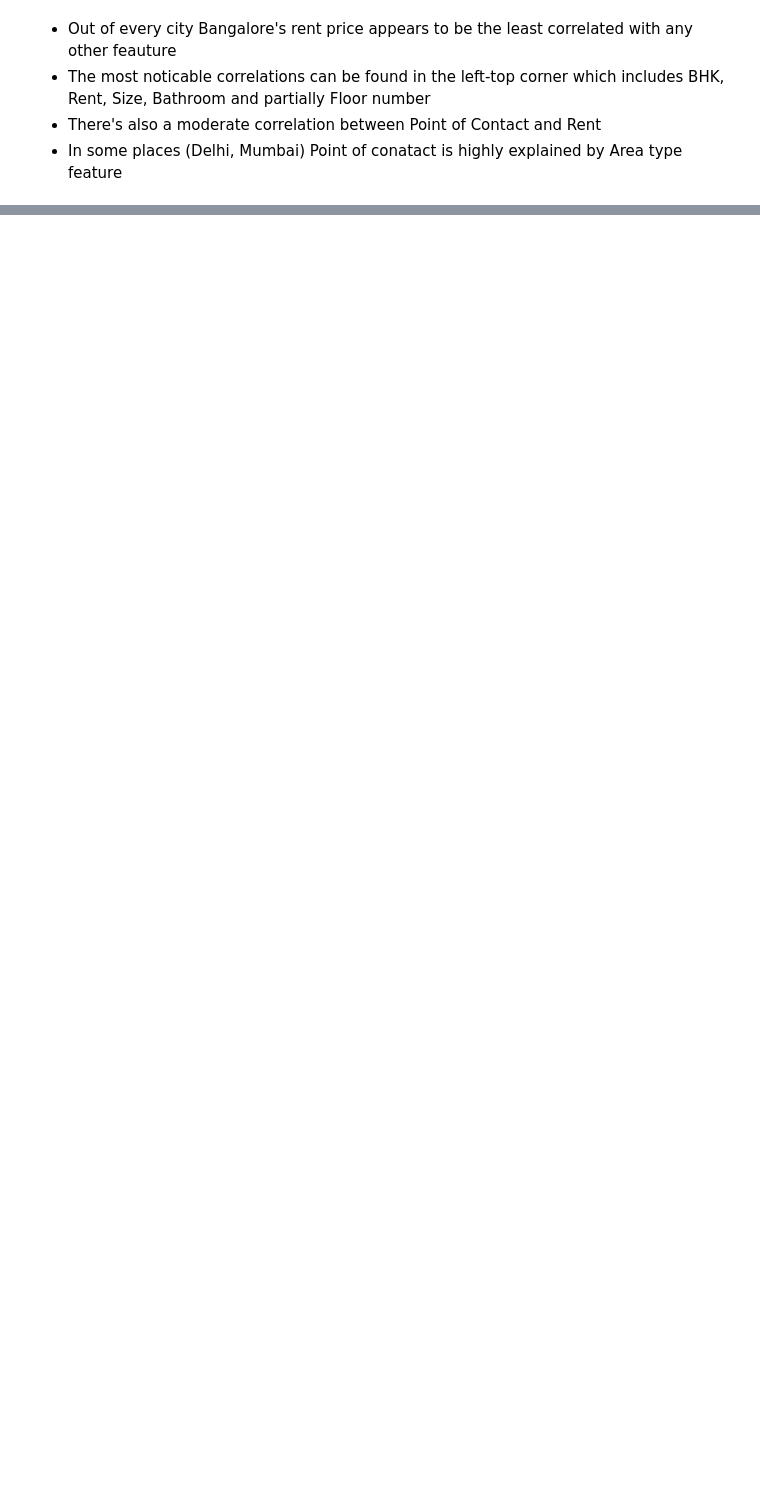
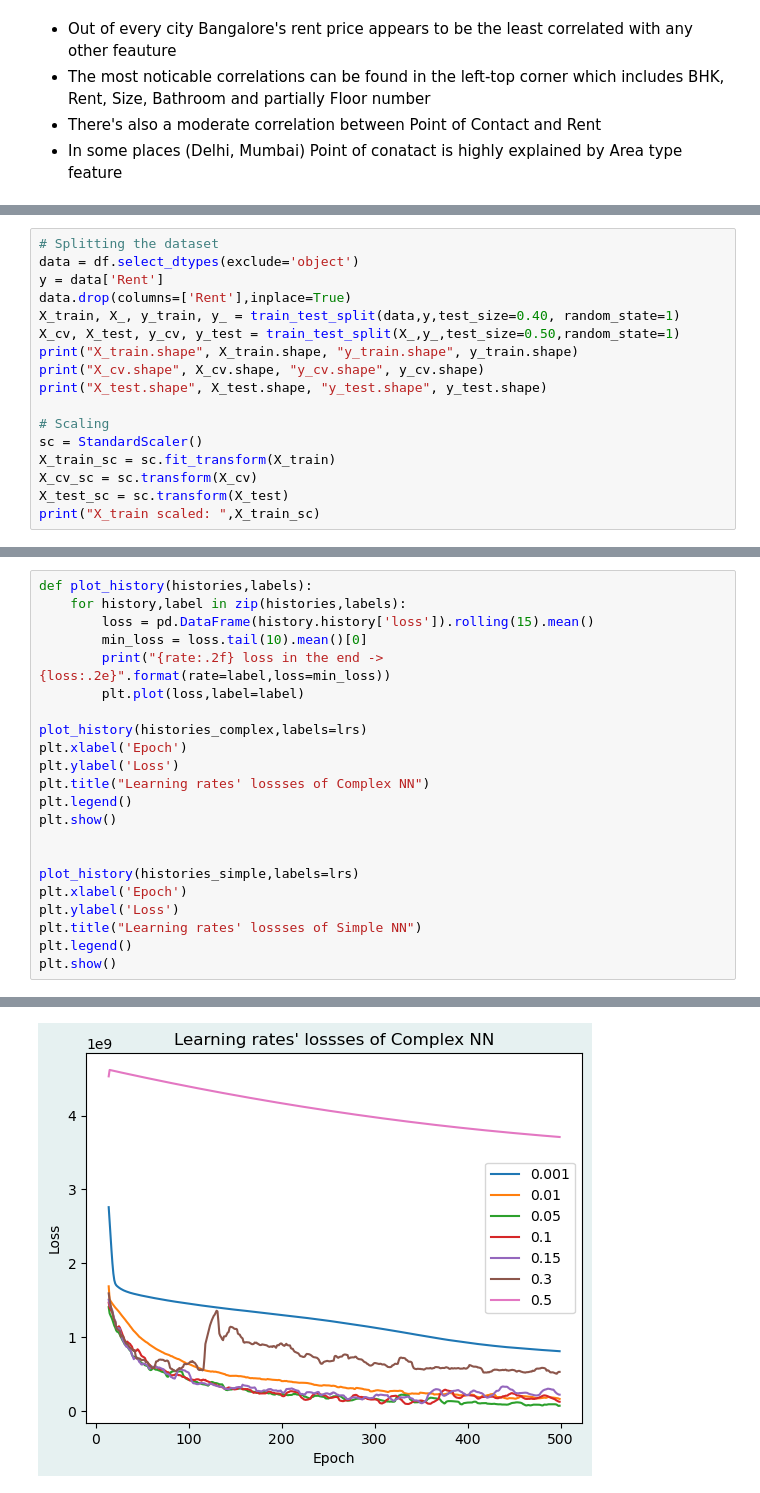
Before and after one commit to veektorf1/rent_prediction, a Jupyter notebook: Rent prediction.ipynb, the cells around one changed output, grey strips where cells are left out. Cells and saved outputs as stored; diff of their text form; blank space fills up the shorter version.

```diff
--- a/Rent prediction.ipynb
+++ b/Rent prediction.ipynb
@@ -618,0 +632,17 @@ plt.subplots_adjust(hspace=0.35)
+# %%
+# Splitting the dataset
+data = df.select_dtypes(exclude='object')
+y = data['Rent']
+data.drop(columns=['Rent'],inplace=True)
+X_train, X_, y_train, y_ = train_test_split(data,y,test_size=0.40, random_state=1)
+X_cv, X_test, y_cv, y_test = train_test_split(X_,y_,test_size=0.50,random_state=1)
+print("X_train.shape", X_train.shape, "y_train.shape", y_train.shape)
+print("X_cv.shape", X_cv.shape, "y_cv.shape", y_cv.shape)
+print("X_test.shape", X_test.shape, "y_test.shape", y_test.shape)
+
+# Scaling
+sc = StandardScaler()
+X_train_sc = sc.fit_transform(X_train)
+X_cv_sc = sc.transform(X_cv)
+X_test_sc = sc.transform(X_test)
+print("X_train scaled: ",X_train_sc)
@@ -618,0 +723,23 @@ plt.subplots_adjust(hspace=0.35)
+# %%
+def plot_history(histories,labels):
+    for history,label in zip(histories,labels):
+        loss = pd.DataFrame(history.history['loss']).rolling(15).mean()
+        min_loss = loss.tail(10).mean()[0]
+        print("{rate:.2f} loss in the end -> {loss:.2e}".format(rate=label,loss=min_loss))
+        plt.plot(loss,label=label)
+
+plot_history(histories_complex,labels=lrs)
+plt.xlabel('Epoch')
+plt.ylabel('Loss')
+plt.title("Learning rates' lossses of Complex NN")
+plt.legend()
+plt.show()
+
+
+plot_history(histories_simple,labels=lrs)
+plt.xlabel('Epoch')
+plt.ylabel('Loss')
+plt.title("Learning rates' lossses of Simple NN")
+plt.legend()
+plt.show()
+# %% [output]
@@ -618,0 +753 @@ plt.subplots_adjust(hspace=0.35)
+[figure, added]
```
Also changed, not shown: parts of 11 cells of this notebook.
